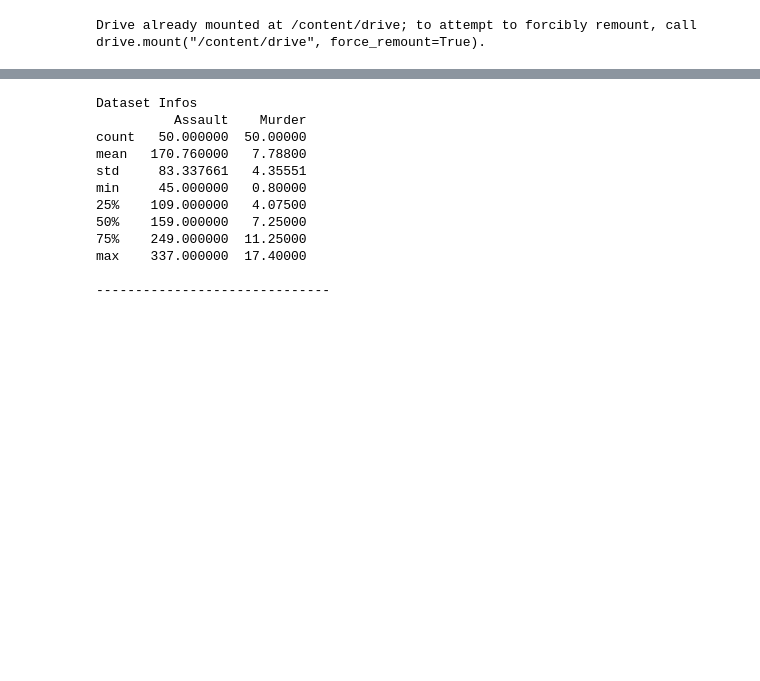
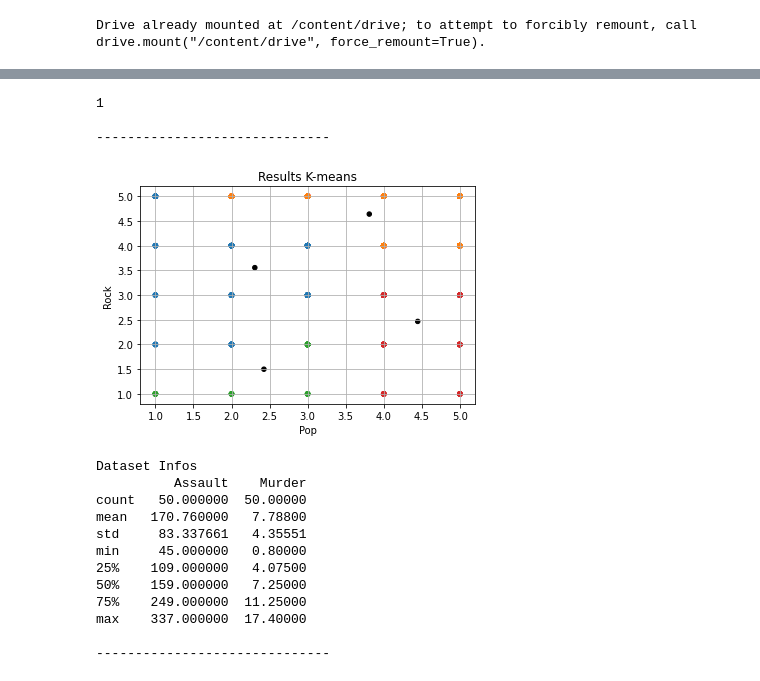
Before and after one commit to dlazarosps/Kmeans-algorithm, a Jupyter notebook: kmeans.ipynb, the cells around one changed output, grey strips where cells are left out. Saved outputs shown, nothing was run; the diff lists cells and outputs as text; code cells hidden in the pictures; blank space fills up the shorter version.

```diff
--- a/kmeans.ipynb
+++ b/kmeans.ipynb
@@ -87,7 +87,7 @@ def init_centroids(instances, k_param:int) -> list:
   # each K
   for i in range(k_param):
     center = {}
-    center['name'] =str(i)
+    center['centroid'] =str(i)
 
     # foreach column in instances
     for col in instances:
@@ -263,3 +266,34 @@ def print_line():
+# %%
+#main
+
+#read dataset
+#pandas can read from txt files. As our files are typed with tabs '\t', we can use that as separators
+
+# dataset = pd.read_csv("dataset/MusicAndMovies_Vars.txt", sep="\t", header=0)
+# dataset.insert(0,'centroid', 'empty')
+# sample = dataset.sample(n=len(dataset))
+# sample = sample.reset_index(drop=True)
+
+k_param = 4
+centroids = k_means(sample, k_param, "euc", 1000)
+
+# plot k-means
+dfn = pd.DataFrame(centroids)
+dfn = dfn.append(sample, ignore_index=True)
+
+colors = ['black'] * k_param
+
+for i in range(len(sample)):
+  c = sample.iloc[i]['centroid']
+  colors.append('C'+c)
+
+
+plot_dataset(dfn, x='Pop', y='Rock', color=colors, title='Results K-means')
+# %% [output]
+1
+
+------------------------------
+[figure, added]
 # %%
 # read dataset
 
```
Also changed, not shown: parts of 5 cells of this notebook.
